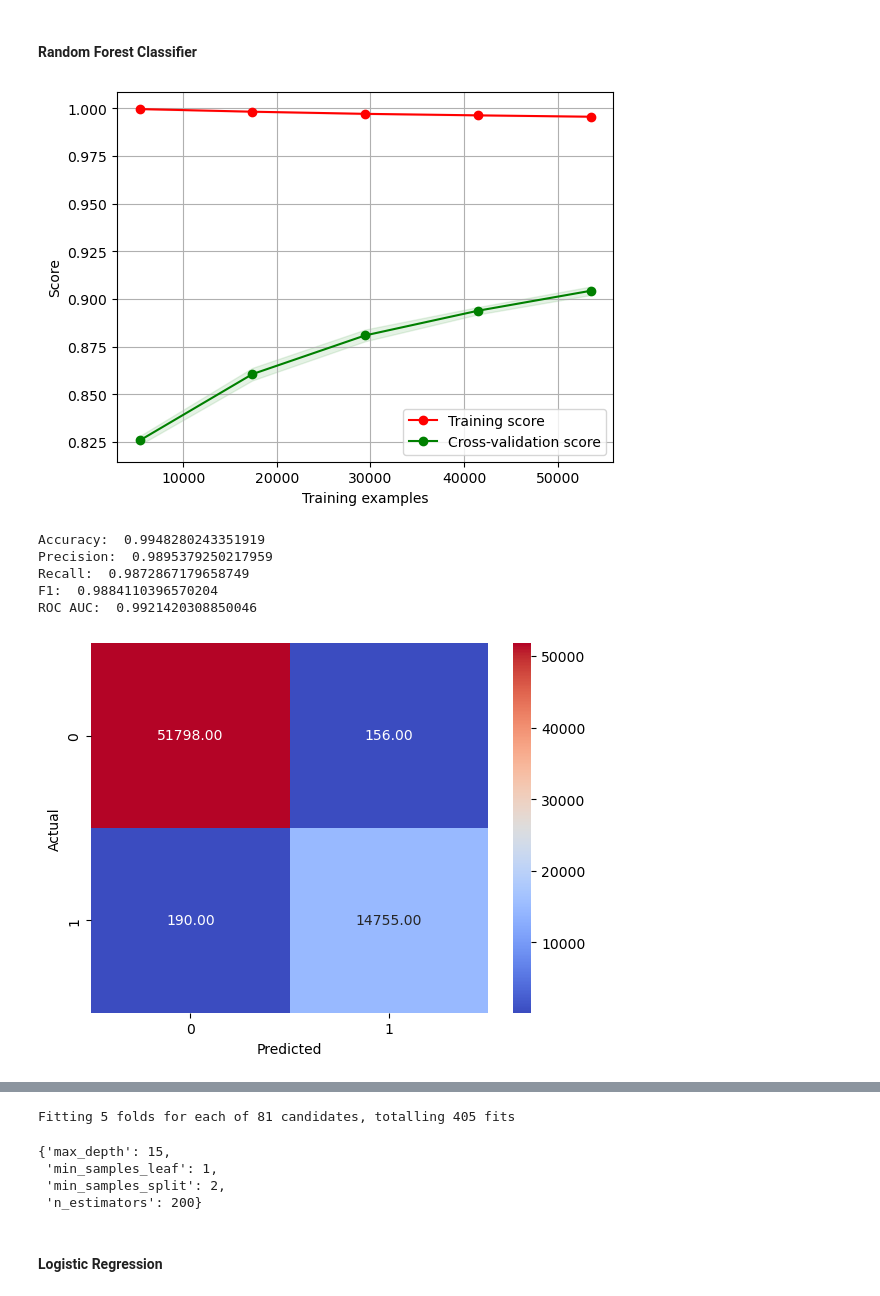
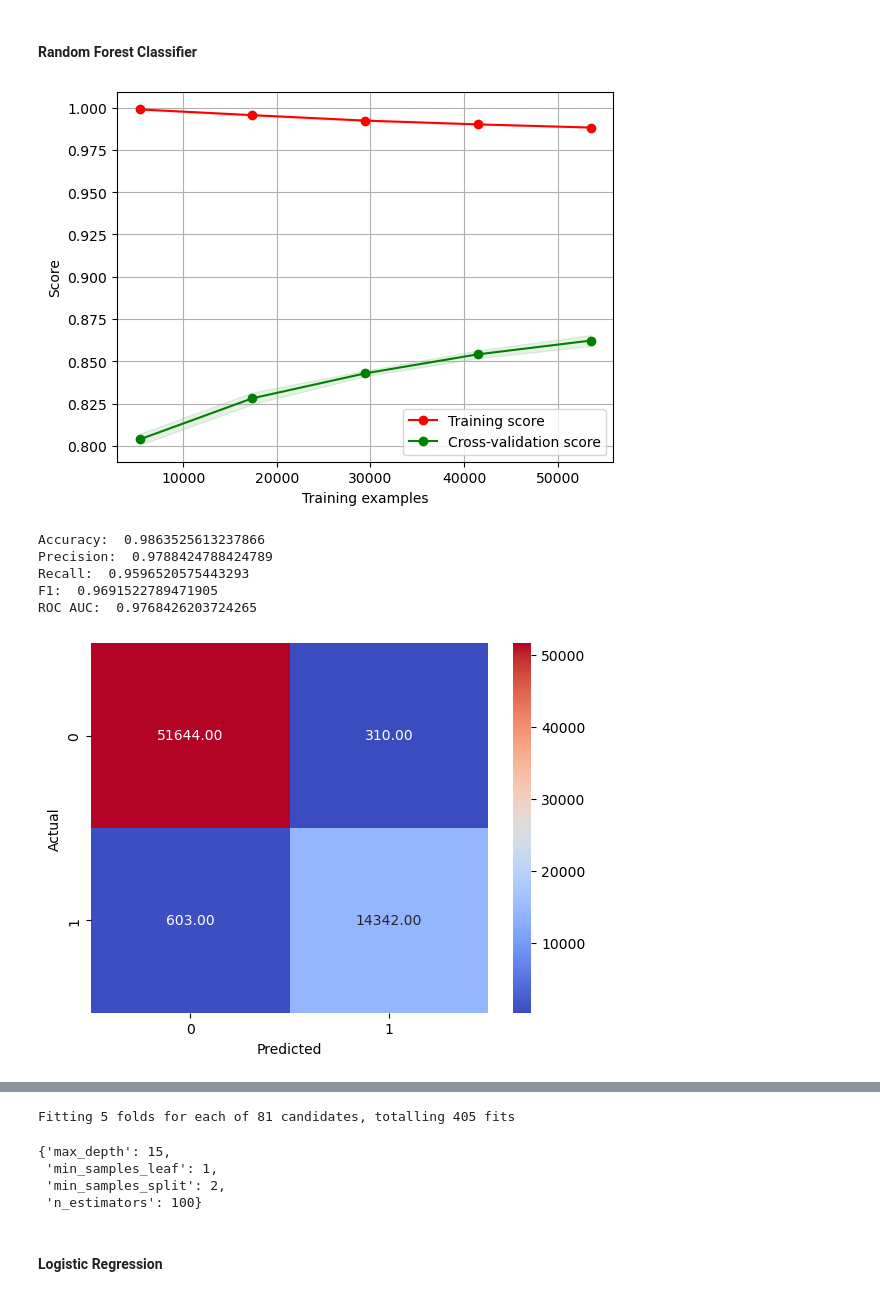
Before and after one commit to ahirsch-github/flight-price-prediction, a Jupyter notebook: flight-price-prediction.ipynb, the cells around one changed output, grey strips where cells are left out. Cells and saved outputs as stored; diff of their text form; code cells hidden in the pictures.

```diff
--- a/flight-price-prediction.ipynb
+++ b/flight-price-prediction.ipynb
@@ -476,6 +486,13 @@ sns.countplot(x='uk_is_holiday', data=df_train_copy);
 [figure]
 # %% [markdown]
 Because there are only a few holidays in the data, the two holiday columns are combined to one column. The new column contains the information if the flight is on a holiday (it doesn't matter if in the departure or arrival country) or not.
+# %%
+# define a function to check if a date is a holiday in the UK or Germany
+def is_holiday_uk_ger(date):
+    if date in ger_holidays or date in uk_holidays:
+        return 1
+    else:
+        return 0
 # %%
 # merge the two holiday columns into one
 df_train_copy['is_holiday'] = df_train_copy['ger_is_holiday'] + df_train_copy['uk_is_holiday']
@@ -984,6 +1001,12 @@ df_train_copy['Flight_Date'] = pd.to_datetime(df_train_copy['Flight_Date'])
 # %%
 # create column days_between_request_and_flight
 df_train_copy['days_between_request_and_flight'] = (df_train_copy['Flight_Date'] - df_train_copy['Request_Date']).dt.days
+# %%
+# create column 'is_holiday'
+df_train_copy['is_holiday'] = df_train_copy['Flight_Date'].apply(is_holiday_uk_ger)
+# %%
+# create column 'is_weekend'
+df_train_copy['is_weekend'] = df_train_copy['Request_Date'].dt.weekday >= 5
 # %%
 # create column Flight_month
 df_train_copy['Flight_Month'] = df_train_copy['Flight_Date'].dt.month
@@ -1037,13 +1060,20 @@ We now have the following features for the target variable *min_future_price_in_
 # %% [markdown]
 ##### Define the target variable and the features #####
 # %%
-# Define the features and the target
-X = df_train_copy[['Price_In_Eur', 'Request_Month', 'Flight_Day_Of_Week', 'Departure_hour',
-    'days_between_request_and_flight', 'Flight_Month', 'route_abb_FRA-STN', 'route_abb_STN-FRA', 'route_abb_STN-SXF', 'route_abb_SXF-STN', 'price_trend']]
+# No. 1 Define the features and the target
+# X = df_train_copy[['Price_In_Eur', 'Request_Month', 'Flight_Day_Of_Week', 'Departure_hour',
+#     'days_between_request_and_flight', 'Flight_Month', 'route_abb_FRA-STN', 'route_abb_STN-FRA', 'route_abb_STN-SXF', 'route_abb_SXF-STN', 'price_trend']]
+# y = df_train_copy['buy']
+
+# No. 2 Define the features and the target
+X = df_train_copy[['Price_In_Eur', 'Flight_Day_Of_Week', 'Departure_hour',
+    'days_between_request_and_flight', 'is_holiday', 'is_weekend', 'price_trend', ]]
 y = df_train_copy['buy']
 
+X_data_loss_calculation = df_train_copy['min_future_price_in_Eur']
+
 # Split the data into train and test data
-X_train, X_test, y_train, y_test = train_test_split(X, y, test_size=0.2, random_state=42)
+X_train, X_test, y_train, y_test, X_data_loss_calculation_train, X_data_loss_calculation_test = train_test_split(X, y, X_data_loss_calculation, test_size=0.2, random_state=42)
 # %% [markdown]
 ##### Define Helper Functions for the Model Training and Evaluation #####
 # %%
@@ -1096,16 +1197,21 @@ X_train_scaled = scaler.fit_transform(X_train)
 #### Random Forest Classifier ####
 # %%
 # Train a Random Forest Classifier
-rfc = RandomForestClassifier(n_estimators=200, random_state=42)
+rfc = RandomForestClassifier(n_estimators=100, random_state=42)
+
+# train classifier with configuration (Ergebnis GridSearch) : {'max_depth': 15,'min_samples_leaf': 1,'min_samples_split': 2,'n_estimators': 100}
+# rfc = RandomForestClassifier(max_depth=15, min_samples_leaf=1, min_samples_split=2, n_estimators=10, random_state=42)
+
 rfc.fit(X_train, y_train)
 plot_learning_curve(rfc, X_train, y_train)
 calculate_metrics(y_train, rfc.predict(X_train))
 plot_confusion_matrix(y_train, rfc.predict(X_train))
+plot_roc_curve(rfc, X_train, y_train)
 # %% [output]
-[figure, old version]
+[figure, new version]
-Accuracy:  0.9948280243351919
-Precision:  0.9895379250217959
-Recall:  0.9872867179658749
-F1:  0.9884110396570204
-ROC AUC:  0.9921420308850046
+Accuracy:  0.9863525613237866
+Precision:  0.9788424788424789
+Recall:  0.9596520575443293
+F1:  0.9691522789471905
+ROC AUC:  0.9768426203724265
 [figure]
@@ -1112,6 +1219,4 @@ ROC AUC:  0.9921420308850046
 # %%
-# import GridSearchCV
-from sklearn.model_selection import GridSearchCV
 # optimize the hyperparameters
 param_grid = {
     'n_estimators': [100, 200, 300],
@@ -1120,7 +1225,7 @@ param_grid = {
     'min_samples_leaf': [1, 2, 5]
 }
 
-grid_search = GridSearchCV(estimator=rfc, param_grid=param_grid, cv=5, n_jobs=-1, verbose=2)
+grid_search = GridSearchCV(estimator=rfc, param_grid=param_grid, cv=5, n_jobs=-1, verbose=2, scoring='f1')
 grid_search.fit(X_train, y_train)
 grid_search.best_params_
 # %% [output]
@@ -1128,7 +1233,7 @@ Fitting 5 folds for each of 81 candidates, totalling 405 fits
 {'max_depth': 15,
  'min_samples_leaf': 1,
  'min_samples_split': 2,
- 'n_estimators': 200}
+ 'n_estimators': 100}
 # %% [markdown]
 #### Logistic Regression ####
 # %%
```
Also changed, not shown: parts of 15 cells of this notebook.
